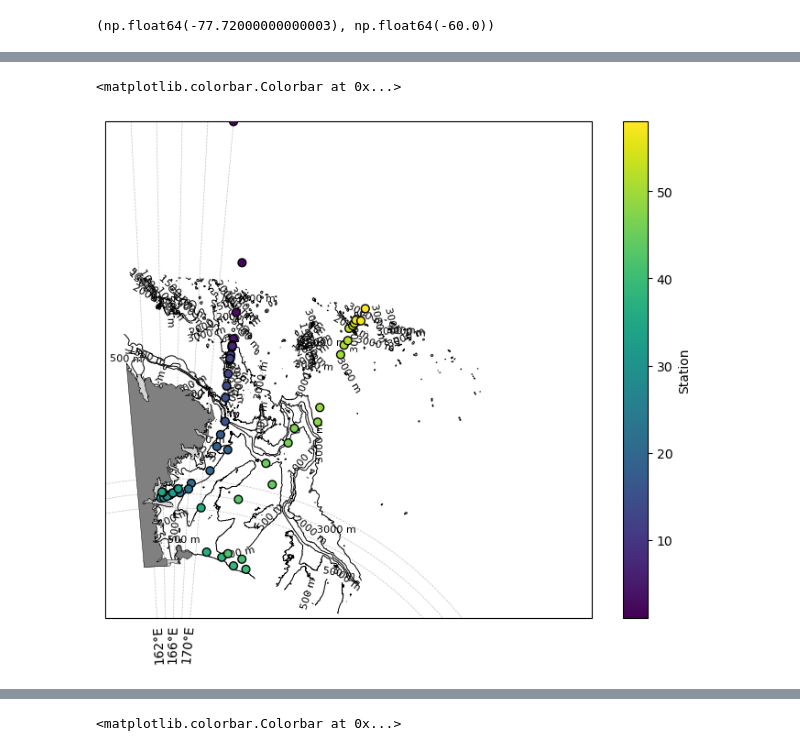
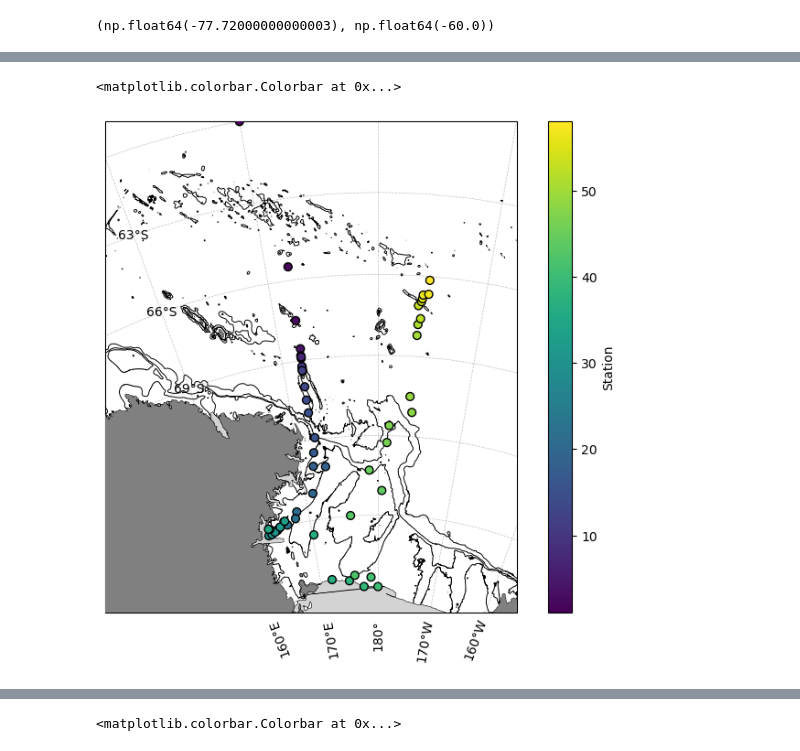
Before and after one commit to MackenzieBlanusa/TNB_tools, a Jupyter notebook: MastersThesis/PIPERS_CTD.ipynb, the cells around one changed output, grey strips where cells are left out. Cells and saved outputs as stored; diff of their text form; code cells hidden in the pictures.

```diff
--- a/MastersThesis/PIPERS_CTD.ipynb
+++ b/MastersThesis/PIPERS_CTD.ipynb
@@ -375,34 +422,35 @@ bath = bath.sortby("lon")
-# %%
-fig, ax = TNB_study_site(
-    bath=bath,
-    ice=ice,
-    land=land,
-    lon_min=160,
-    lon_max=200,
-    lat_min=-78,
-    lat_max=-60,
-    contour_levels=[500, 1000, 1500, 2000, 3000],
-    gridline_lats=[-75.6, -75.0, -74.4],
-    gridline_lons=[162, 164, 166, 168, 170],
-)
-
-
-stations = list(casts.keys())
-lons = [float(ds.lon) for ds in casts.values()]
-lats = [float(ds.lat) for ds in casts.values()]
-
-sc = ax.scatter(
-    lons,
-    lats,
-    c=stations,
-    cmap='viridis',
-    s=40,
-    edgecolor='k',
-    transform=ccrs.PlateCarree(),
-    zorder=10
-)
-
-plt.colorbar(sc, ax=ax, label='Station')
-# %% [output]
-<matplotlib.colorbar.Colorbar at 0x...>
-[figure, removed]
+# %%
+fig, ax = TNB_study_site(
+    bath=bath,
+    ice=ice,
+    land=land,
+    lon_min=160,
+    lon_max=190,
+    lat_min=-78,
+    lat_max=-50,
+    central_longitude=180,
+    contour_levels=[500,1000,2000],
+    gridline_lons=[160, 170, 180, -170, -160],
+    gridline_lats=[-75, -72, -69, -66, -63, -60],
+    label_contours=False,
+)
+
+stations = list(casts.keys())
+lons = [float(ds.lon) for ds in casts.values()]
+lats = [float(ds.lat) for ds in casts.values()]
+
+sc = ax.scatter(
+    lons,
+    lats,
+    c=stations,
+    cmap='viridis',
+    s=40,
+    edgecolor='k',
+    transform=ccrs.PlateCarree(),
+    zorder=10
+)
+
+plt.colorbar(sc, ax=ax, label='Station')
+# %% [output]
+<matplotlib.colorbar.Colorbar at 0x...>
+[figure, added]
```
Also changed, not shown: parts of 47 cells of this notebook, 2 other files.
